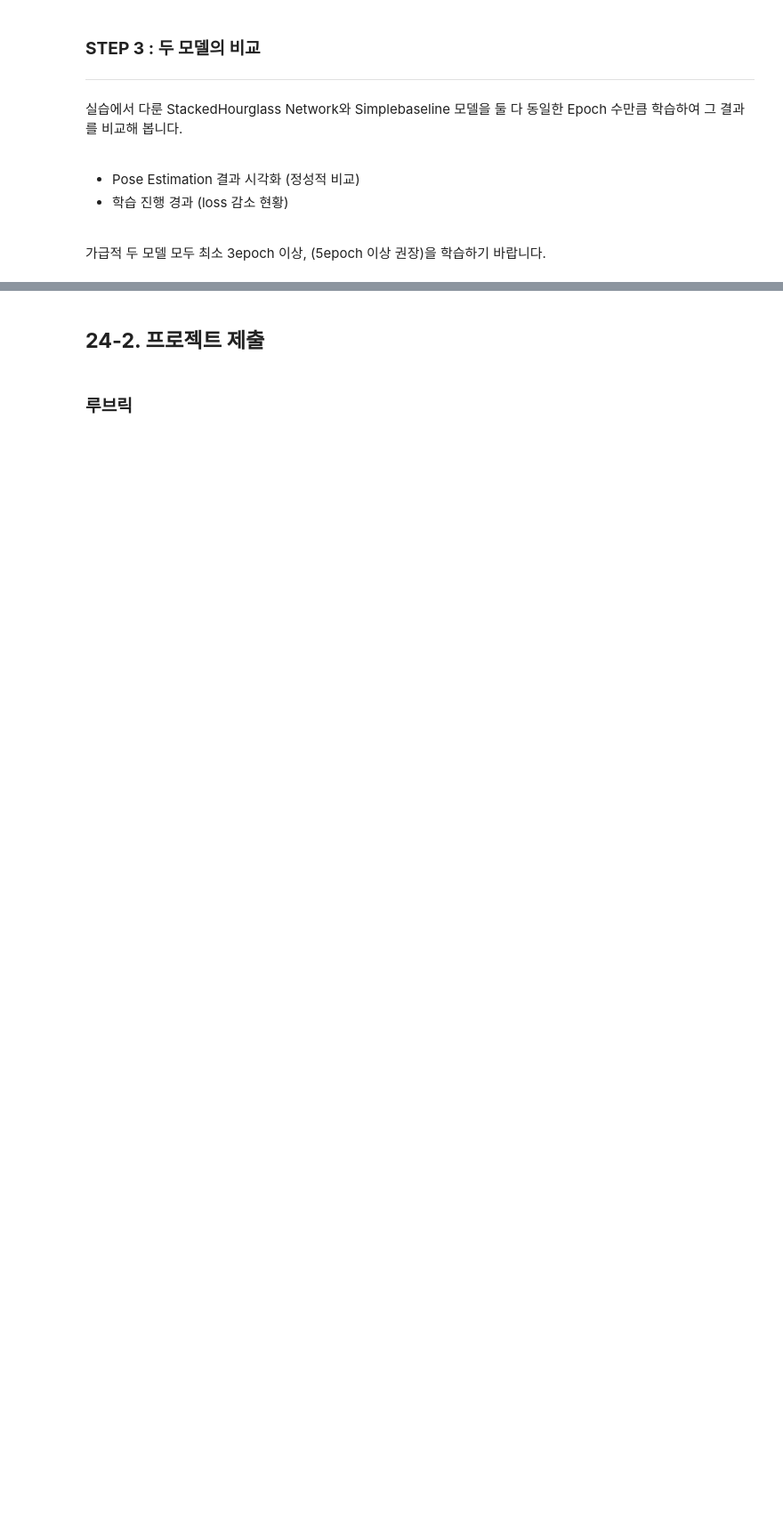
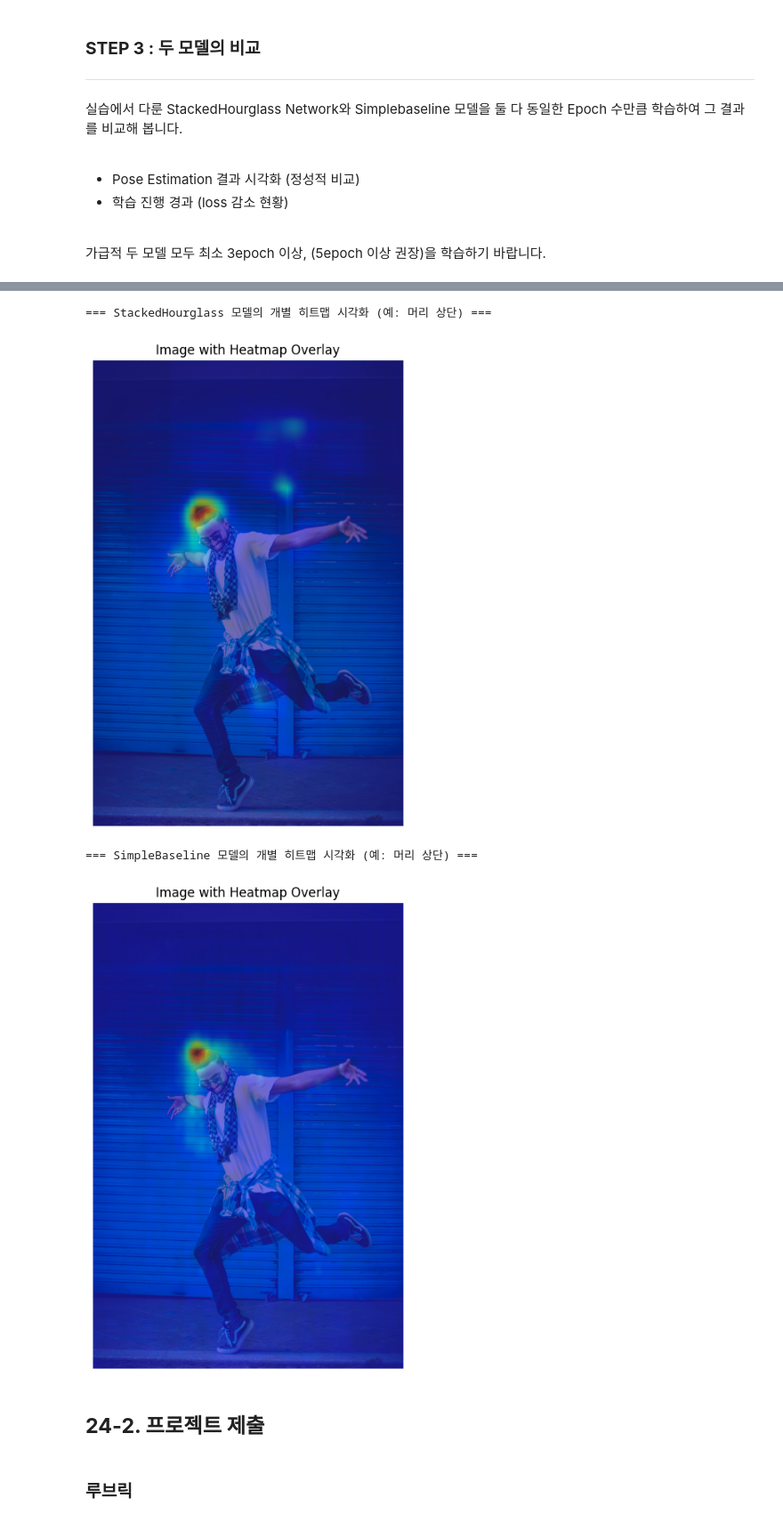
Before and after one commit to todd-jang/AIFFEL_quest_rs, a Jupyter notebook: GoingDeeper/04_PoseEstimation/pose_estimation_proj_draft.ipynb, the cells around one changed output, grey strips where cells are left out. Shown at 89% size. Saved outputs shown, nothing was run; the diff lists cells and outputs as text; code cells hidden in the pictures; blank space fills up the shorter version.

```diff
--- a/GoingDeeper/04_PoseEstimation/pose_estimation_proj_draft.ipynb
+++ b/GoingDeeper/04_PoseEstimation/pose_estimation_proj_draft.ipynb
@@ -2127,3 +2352,52 @@ A. [ 답변을 적어볼까요! ]
+# %%
+from PIL import Image
+import torchvision.transforms as transforms
+
+def get_raw_heatmaps(model, image_path):
+    # 이미지 로드 (RGB 모드)
+    image = Image.open(image_path).convert("RGB")
+
+    # 전처리: 리사이즈, 텐서 변환, [-1, 1] 범위로 스케일링
+    preprocess = transforms.Compose([
+        transforms.Resize((256, 256)),
+        transforms.ToTensor(),         # 결과: [0, 1]
+        transforms.Lambda(lambda x: x * 2 - 1)  # [0,1] -> [-1,1]
+    ])
+    inputs = preprocess(image)          # shape: (C, H, W)
+    inputs = inputs.unsqueeze(0)        # 배치 차원 추가: (1, C, H, W)
+
+    # 모델의 device에 맞게 입력을 이동시킵니다.
+    device = next(model.parameters()).device
+    inputs = inputs.to(device)
+
+    model.eval()
+    with torch.no_grad():
+        outputs = model(inputs)         # outputs가 리스트가 아닐 수 있음
+
+    if not isinstance(outputs, list):
+        outputs = [outputs]
+
+    # 마지막 스택의 결과를 사용한다고 가정 (출력 shape: (1, num_heatmap, H, W))
+    heatmap_tensor = outputs[-1].squeeze(0)      # (num_heatmap, H, W)
+    return image, heatmap_tensor # PIL Image와 (num_heatmap, H, W) 텐서 반환
+
+
+# 테스트 이미지에 대한 Hourglass 모델의 원본 히트맵을 가져옵니다.
+image_raw, all_heatmaps_hg = get_raw_heatmaps(hourglass_eval, test_image)
+
+print("=== StackedHourglass 모델의 개별 히트맵 시각화 (예: 머리 상단) ===")
+# 9번 인덱스는 'HEAD_TOP' (머리 상단)에 해당합니다.
+# 원하는 관절(keypoint) 인덱스를 선택하여 히트맵을 시각화할 수 있습니다.
+draw_heatmap_on_image(image_raw, all_heatmaps_hg[HEAD_TOP])
+
+print("=== SimpleBaseline 모델의 개별 히트맵 시각화 (예: 머리 상단) ===")
+image_raw_sb, all_heatmaps_sb = get_raw_heatmaps(simplebaseline_eval, test_image)
+draw_heatmap_on_image(image_raw_sb, all_heatmaps_sb[HEAD_TOP])
+# %% [output]
+=== StackedHourglass 모델의 개별 히트맵 시각화 (예: 머리 상단) ===
+[figure, added]
+=== SimpleBaseline 모델의 개별 히트맵 시각화 (예: 머리 상단) ===
+[figure, added]
 # %% [markdown]
 ## **24-2. 프로젝트 제출**
 # %% [markdown]
```
Also changed, not shown: parts of 36 cells of this notebook.
